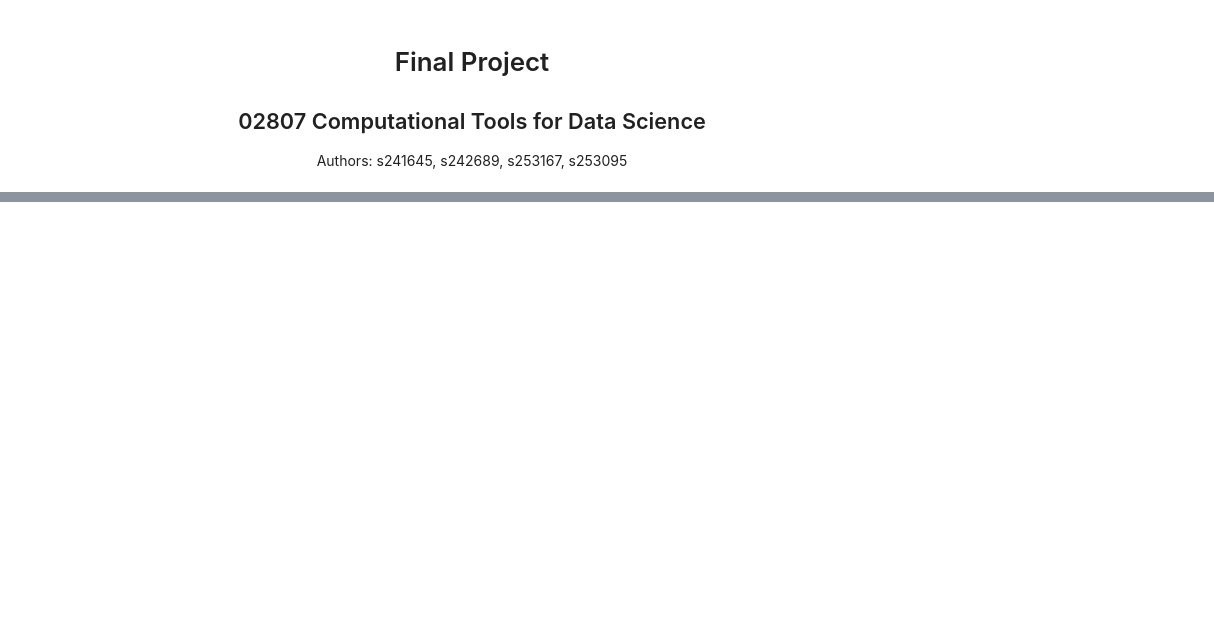
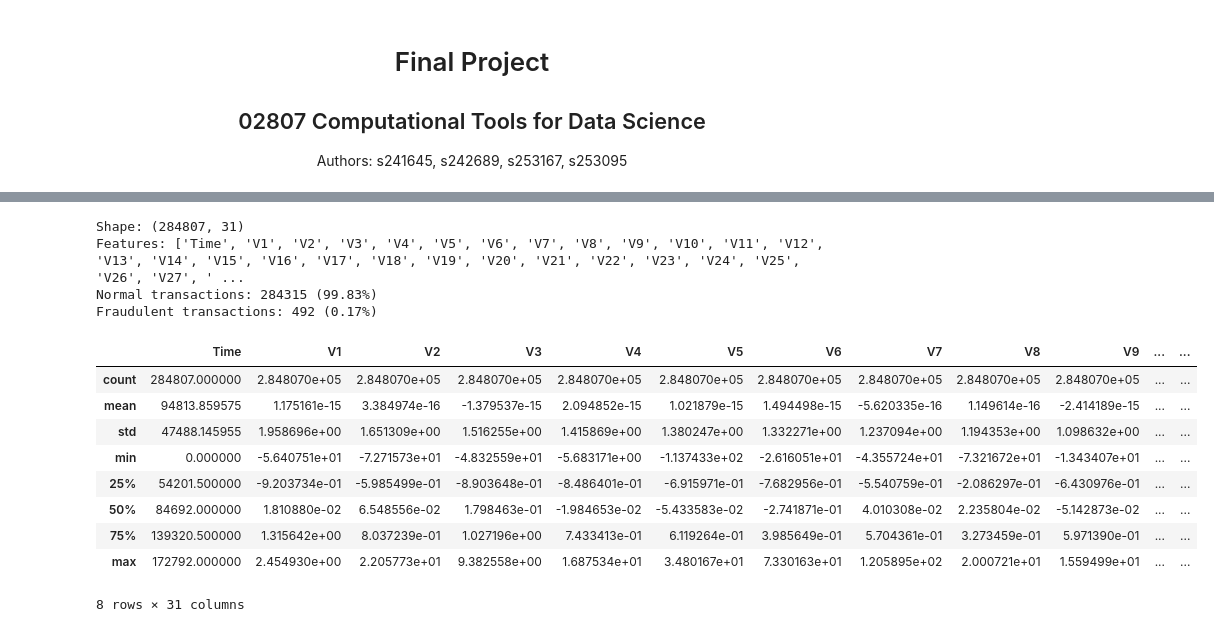
Before and after one commit to sunnakaradottir/data_science, a Jupyter notebook: notebooks/project.ipynb, the cells around one changed output, grey strips where cells are left out. Saved outputs shown, nothing was run; the diff lists cells and outputs as text; code cells hidden in the pictures; blank space fills up the shorter version.

```diff
--- a/notebooks/project.ipynb
+++ b/notebooks/project.ipynb
@@ -59,0 +38,27 @@ scaled_features.head()
+# %%
+df = pd.read_csv('../data/creditcard.csv')
+print(f"Shape: {df.shape}")
+print(f"Features: {df.columns.tolist()}")
+
+fraud_count = df['Class'].sum()
+normal_count = len(df) - fraud_count
+
+print(f"Normal transactions: {normal_count} ({100 * normal_count / len(df):.2f}%)")
+print(f"Fraudulent transactions: {fraud_count} ({100 * fraud_count / len(df):.2f}%)")
+
+df.describe() # quick overview of the data
+# %% [output]
+Shape: (284807, 31)
+Features: ['Time', 'V1', 'V2', 'V3', 'V4', 'V5', 'V6', 'V7', 'V8', 'V9', 'V10', 'V11', 'V12', 'V13', 'V14', 'V15', 'V16', 'V17', 'V18', 'V19', 'V20', 'V21', 'V22', 'V23', 'V24', 'V25', 'V26', 'V27', ' ...
+Normal transactions: 284315 (99.83%)
+Fraudulent transactions: 492 (0.17%)
+|  | Time | V1 | V2 | V3 | V4 | V5 | V6 | V7 | V8 | V9 | ... | ... |
+| count | 284807.000000 | 2.848070e+05 | 2.848070e+05 | 2.848070e+05 | 2.848070e+05 | 2.848070e+05 | 2.848070e+05 | 2.848070e+05 | 2.848070e+05 | 2.848070e+05 | ... | ... |
+| mean | 94813.859575 | 1.175161e-15 | 3.384974e-16 | -1.379537e-15 | 2.094852e-15 | 1.021879e-15 | 1.494498e-15 | -5.620335e-16 | 1.149614e-16 | -2.414189e-15 | ... | ... |
+| std | 47488.145955 | 1.958696e+00 | 1.651309e+00 | 1.516255e+00 | 1.415869e+00 | 1.380247e+00 | 1.332271e+00 | 1.237094e+00 | 1.194353e+00 | 1.098632e+00 | ... | ... |
+| min | 0.000000 | -5.640751e+01 | -7.271573e+01 | -4.832559e+01 | -5.683171e+00 | -1.137433e+02 | -2.616051e+01 | -4.355724e+01 | -7.321672e+01 | -1.343407e+01 | ... | ... |
+| 25% | 54201.500000 | -9.203734e-01 | -5.985499e-01 | -8.903648e-01 | -8.486401e-01 | -6.915971e-01 | -7.682956e-01 | -5.540759e-01 | -2.086297e-01 | -6.430976e-01 | ... | ... |
+| 50% | 84692.000000 | 1.810880e-02 | 6.548556e-02 | 1.798463e-01 | -1.984653e-02 | -5.433583e-02 | -2.741871e-01 | 4.010308e-02 | 2.235804e-02 | -5.142873e-02 | ... | ... |
+| 75% | 139320.500000 | 1.315642e+00 | 8.037239e-01 | 1.027196e+00 | 7.433413e-01 | 6.119264e-01 | 3.985649e-01 | 5.704361e-01 | 3.273459e-01 | 5.971390e-01 | ... | ... |
+| max | 172792.000000 | 2.454930e+00 | 2.205773e+01 | 9.382558e+00 | 1.687534e+01 | 3.480167e+01 | 7.330163e+01 | 1.205895e+02 | 2.000721e+01 | 1.559499e+01 | ... | ... |
+8 rows × 31 columns
```
Also changed, not shown: parts of 25 cells of this notebook, 1 other file.
